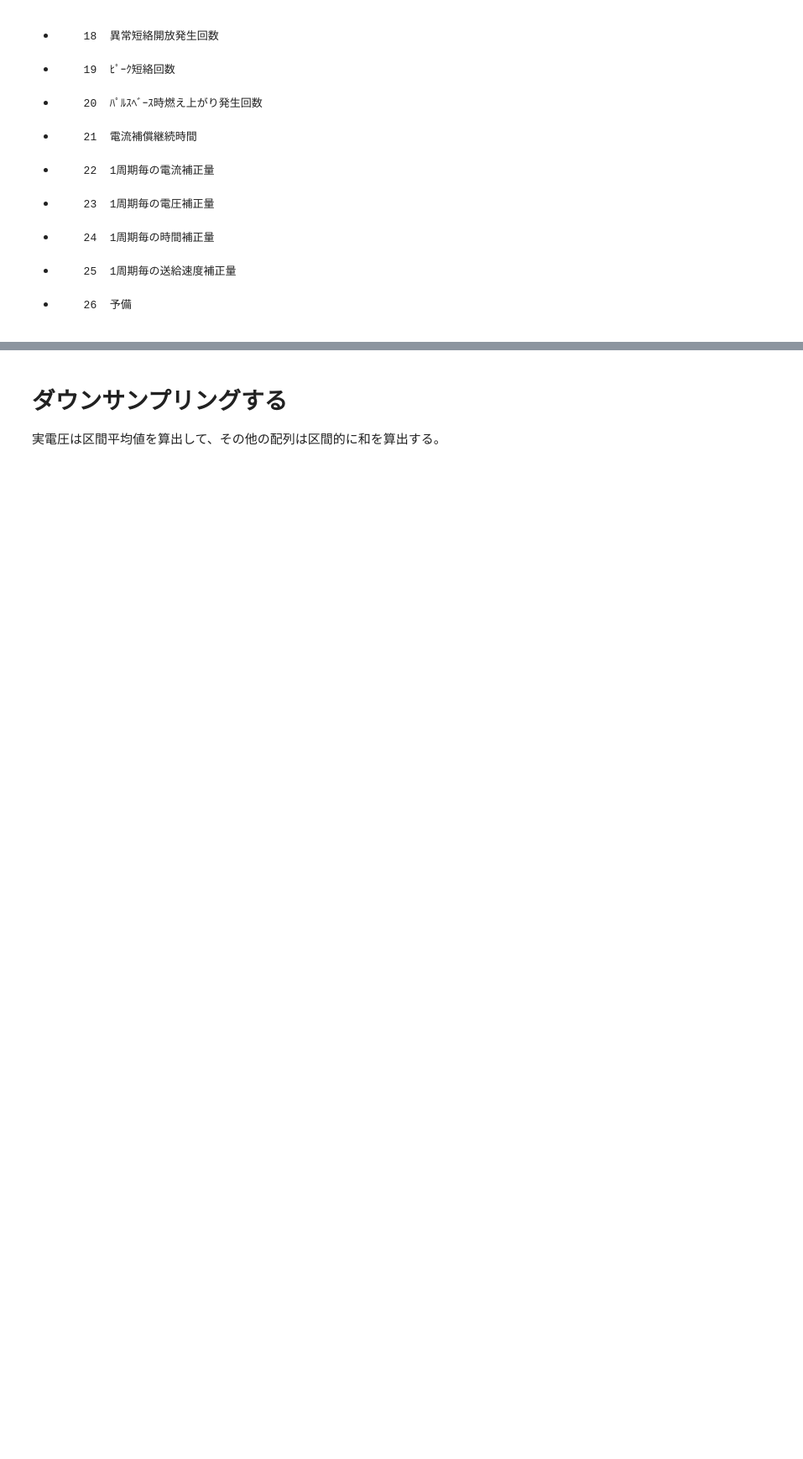
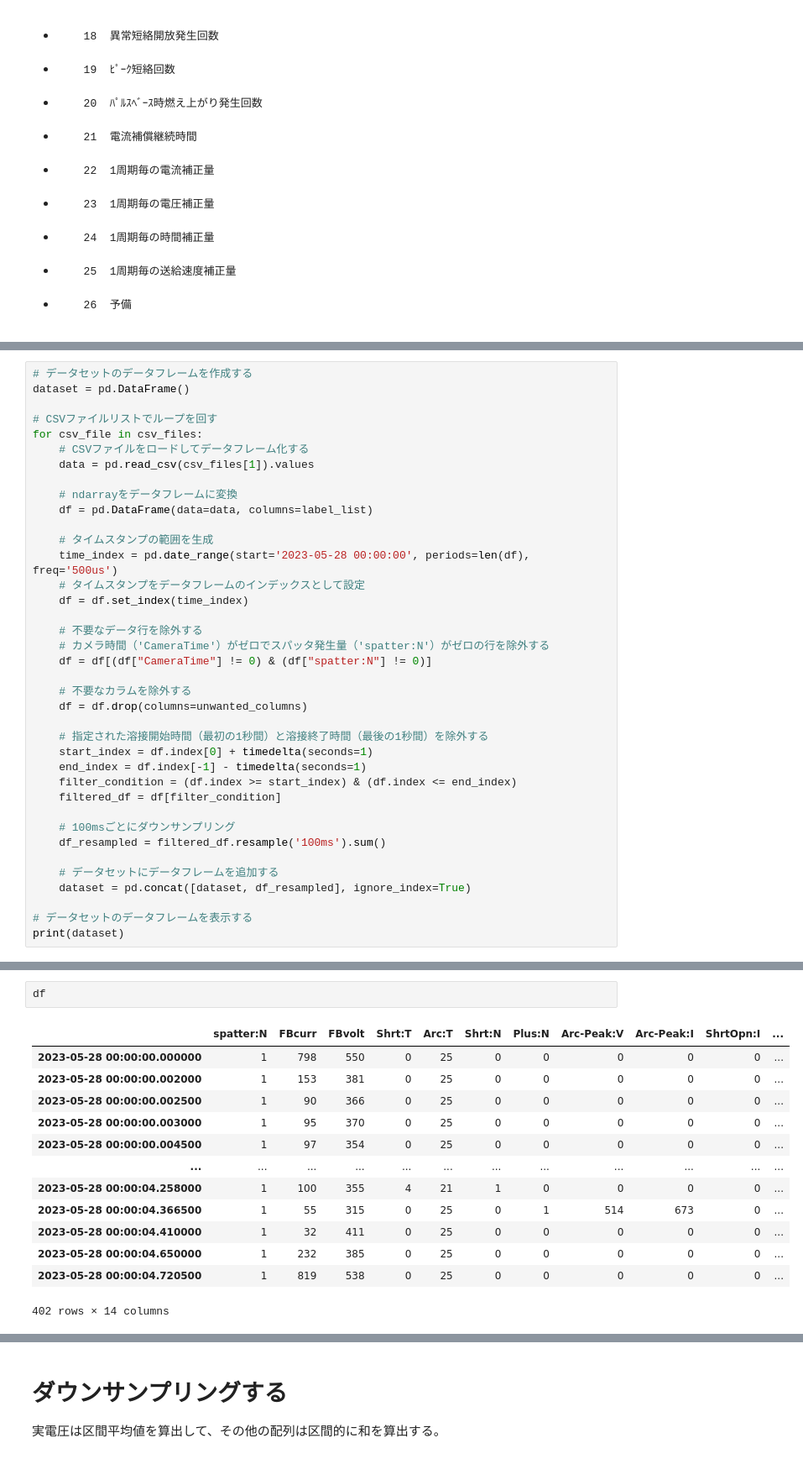
Before and after one commit to MatsuKoou/keras_Fukushima, a Jupyter notebook: LSTM_try04-6.ipynb, the cells around one changed output, grey strips where cells are left out. Shown at 84% size. Saved outputs shown, nothing was run; the diff lists cells and outputs as text; blank space fills up the shorter version.

```diff
--- a/LSTM_try04-6.ipynb
+++ b/LSTM_try04-6.ipynb
@@ -74,0 +129,38 @@ array([[327500,      1,    304, ...,      0,      0,      0],
+# %%
+# データセットのデータフレームを作成する
+dataset = pd.DataFrame()
+
+# CSVファイルリストでループを回す
+for csv_file in csv_files:
+    # CSVファイルをロードしてデータフレーム化する
+    data = pd.read_csv(csv_files[1]).values
+
+    # ndarrayをデータフレームに変換
+    df = pd.DataFrame(data=data, columns=label_list)
+
+    # タイムスタンプの範囲を生成
+    time_index = pd.date_range(start='2023-05-28 00:00:00', periods=len(df), freq='500us')
+    # タイムスタンプをデータフレームのインデックスとして設定
+    df = df.set_index(time_index)
+
+    # 不要なデータ行を除外する
+    # カメラ時間（'CameraTime'）がゼロでスパッタ発生量（'spatter:N'）がゼロの行を除外する
+    df = df[(df["CameraTime"] != 0) & (df["spatter:N"] != 0)]
+
+    # 不要なカラムを除外する
+    df = df.drop(columns=unwanted_columns)
+
+    # 指定された溶接開始時間（最初の1秒間）と溶接終了時間（最後の1秒間）を除外する
+    start_index = df.index[0] + timedelta(seconds=1)
+    end_index = df.index[-1] - timedelta(seconds=1)
+    filter_condition = (df.index >= start_index) & (df.index <= end_index)
+    filtered_df = df[filter_condition]
+
+    # 100msごとにダウンサンプリング
+    df_resampled = filtered_df.resample('100ms').sum()
+
+    # データセットにデータフレームを追加する
+    dataset = pd.concat([dataset, df_resampled], ignore_index=True)
+
+# データセットのデータフレームを表示する
+print(dataset)
@@ -75,3 +185,19 @@ array([[327500,      1,    304, ...,      0,      0,      0],
+# %%
+df
+# %% [output]
+|  | spatter:N | FBcurr | FBvolt | Shrt:T | Arc:T | Shrt:N | Plus:N | Arc-Peak:V | Arc-Peak:I | ShrtOpn:I | ... |
+| 2023-05-28 00:00:00.000000 | 1 | 798 | 550 | 0 | 25 | 0 | 0 | 0 | 0 | 0 | ... |
+| 2023-05-28 00:00:00.002000 | 1 | 153 | 381 | 0 | 25 | 0 | 0 | 0 | 0 | 0 | ... |
+| 2023-05-28 00:00:00.002500 | 1 | 90 | 366 | 0 | 25 | 0 | 0 | 0 | 0 | 0 | ... |
+| 2023-05-28 00:00:00.003000 | 1 | 95 | 370 | 0 | 25 | 0 | 0 | 0 | 0 | 0 | ... |
+| 2023-05-28 00:00:00.004500 | 1 | 97 | 354 | 0 | 25 | 0 | 0 | 0 | 0 | 0 | ... |
+| ... | ... | ... | ... | ... | ... | ... | ... | ... | ... | ... | ... |
+| 2023-05-28 00:00:04.258000 | 1 | 100 | 355 | 4 | 21 | 1 | 0 | 0 | 0 | 0 | ... |
+| 2023-05-28 00:00:04.366500 | 1 | 55 | 315 | 0 | 25 | 0 | 1 | 514 | 673 | 0 | ... |
+| 2023-05-28 00:00:04.410000 | 1 | 32 | 411 | 0 | 25 | 0 | 0 | 0 | 0 | 0 | ... |
+| 2023-05-28 00:00:04.650000 | 1 | 232 | 385 | 0 | 25 | 0 | 0 | 0 | 0 | 0 | ... |
+| 2023-05-28 00:00:04.720500 | 1 | 819 | 538 | 0 | 25 | 0 | 0 | 0 | 0 | 0 | ... |
+402 rows × 14 columns
 # %%
 import IPython
 import IPython.display
```
Also changed, not shown: parts of 29 cells of this notebook.
